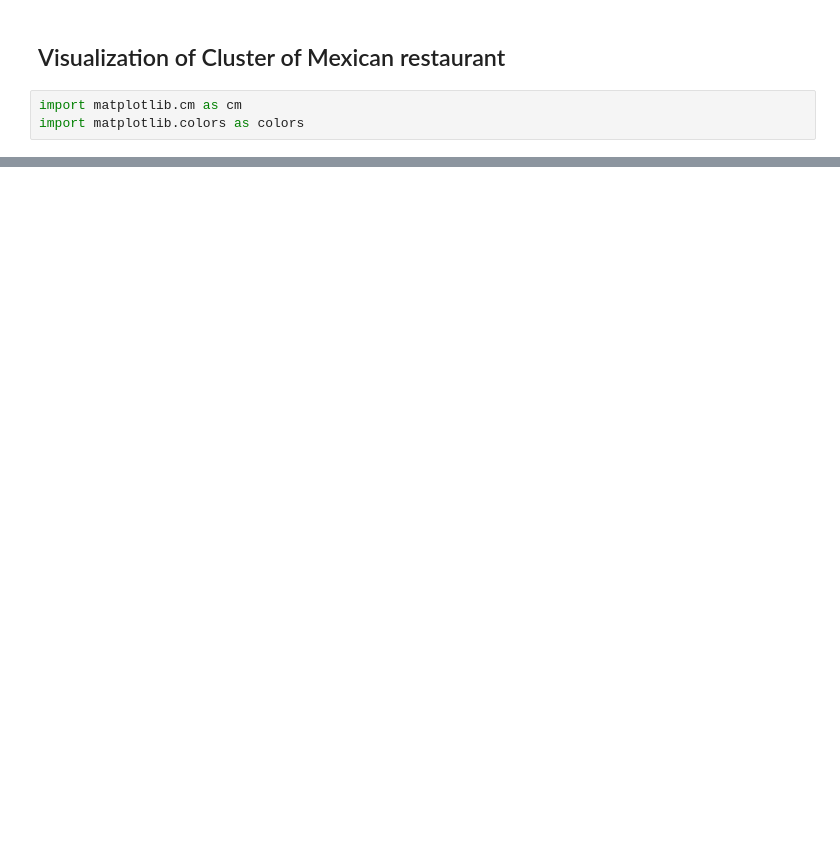
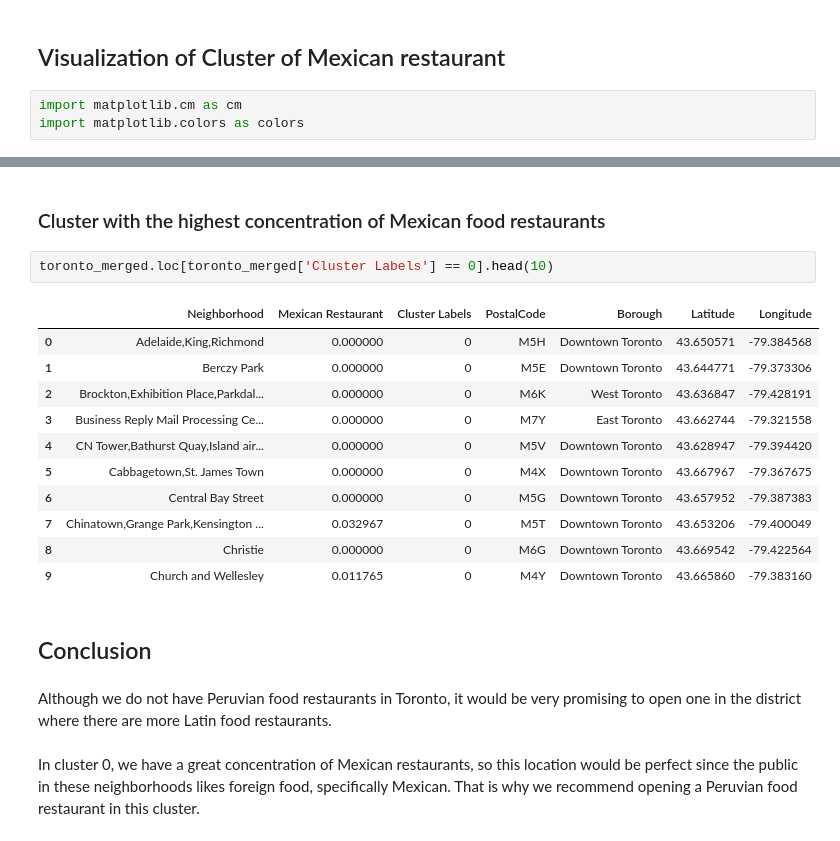
Before and after one commit to MartinGM81/CapstoneProyectFinal, a Jupyter notebook: CapstoneAppliedDS.ipynb, the cells around one changed output, grey strips where cells are left out. Drawn from its saved outputs; the diff is of its cells as text; blank space fills up the shorter version.

```diff
--- a/CapstoneAppliedDS.ipynb
+++ b/CapstoneAppliedDS.ipynb
@@ -479,0 +672,22 @@ map_clusters
+# %% [markdown]
+### Cluster with the highest concentration of Mexican food restaurants
+# %%
+toronto_merged.loc[toronto_merged['Cluster Labels'] == 0].head(10)
+# %% [output]
+|  | Neighborhood | Mexican Restaurant | Cluster Labels | PostalCode | Borough | Latitude | Longitude |
+| 0 | Adelaide,King,Richmond | 0.000000 | 0 | M5H | Downtown Toronto | 43.650571 | -79.384568 |
+| 1 | Berczy Park | 0.000000 | 0 | M5E | Downtown Toronto | 43.644771 | -79.373306 |
+| 2 | Brockton,Exhibition Place,Parkdal... | 0.000000 | 0 | M6K | West Toronto | 43.636847 | -79.428191 |
+| 3 | Business Reply Mail Processing Ce... | 0.000000 | 0 | M7Y | East Toronto | 43.662744 | -79.321558 |
+| 4 | CN Tower,Bathurst Quay,Island air... | 0.000000 | 0 | M5V | Downtown Toronto | 43.628947 | -79.394420 |
+| 5 | Cabbagetown,St. James Town | 0.000000 | 0 | M4X | Downtown Toronto | 43.667967 | -79.367675 |
+| 6 | Central Bay Street | 0.000000 | 0 | M5G | Downtown Toronto | 43.657952 | -79.387383 |
+| 7 | Chinatown,Grange Park,Kensington ... | 0.032967 | 0 | M5T | Downtown Toronto | 43.653206 | -79.400049 |
+| 8 | Christie | 0.000000 | 0 | M6G | Downtown Toronto | 43.669542 | -79.422564 |
+| 9 | Church and Wellesley | 0.011765 | 0 | M4Y | Downtown Toronto | 43.665860 | -79.383160 |
+# %% [markdown]
+## Conclusion
+# %% [markdown]
+Although we do not have Peruvian food restaurants in Toronto, it would be very promising to open one in the district where there are more Latin food restaurants.
+# %% [markdown]
+In cluster 0, we have a great concentration of Mexican restaurants, so this location would be perfect since the public in these neighborhoods likes foreign food, specifically Mexican. That is why we recommend opening a Peruvian food restaurant in this cluster.
```
Also changed, not shown: parts of 45 cells of this notebook.
